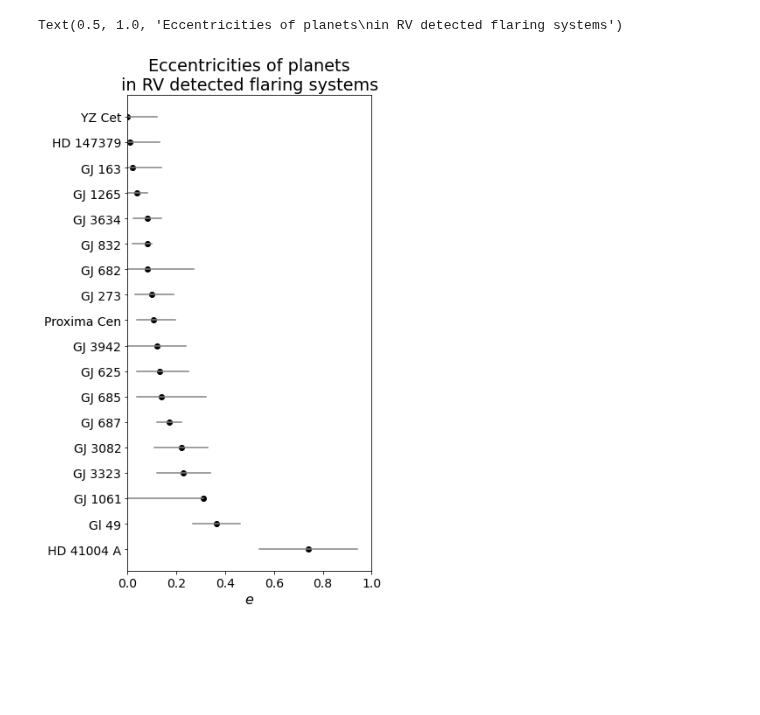
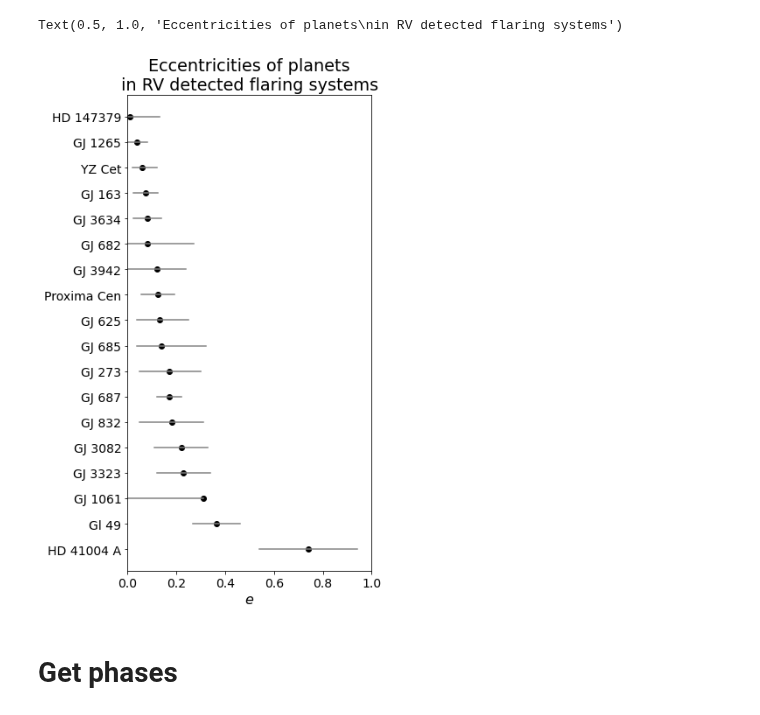
Before and after one commit to ekaterinailin/flaring-spi, a Jupyter notebook: notebooks/eccentricities_in_RV.ipynb, the cells around one changed output. Cells and saved outputs as stored; diff of their text form; code cells hidden in the pictures; blank space fills up the shorter version.

```diff
--- a/notebooks/eccentricities_in_RV.ipynb
+++ b/notebooks/eccentricities_in_RV.ipynb
@@ -27,14 +27,16 @@ df
 # %%
 fig, ax = plt.subplots(nrows=1, ncols=1, figsize=(5,10))
-df = df.sort_values(by="planet_b_eccen", ascending=False)
-ax.scatter(y=df.index,x=df.planet_b_eccen,c="k")
+df = df.sort_values(by="planet_eccen", ascending=False)
+ax.scatter(y=df.index,x=df.planet_eccen,c="k")
 for label, row in df.iterrows():
-    ax.plot([row["planet_b_eccen"]-row["planet_b_eccen_err_low"],
-             row["planet_b_eccen"]+row["planet_b_eccen_err_up"]],
+    ax.plot([row["planet_eccen"]-row["planet_eccen_err_low"],
+             row["planet_eccen"]+row["planet_eccen_err_up"]],
             [label, label], c="grey")#yerr=df[["planet_b_eccen_err_up", "planet_b_eccen_err_low"]].values)
 plt.xlim(0,1)
 plt.xlabel(r"$e$")
 plt.title("Eccentricities of planets\nin RV detected flaring systems")
 # %% [output]
 Text(0.5, 1.0, 'Eccentricities of planets\nin RV detected flaring systems')
-[figure, old version]
+[figure, new version]
+# %% [markdown]
+# Get phases
```
Also changed, not shown: parts of 5 cells of this notebook, 9 other files.
